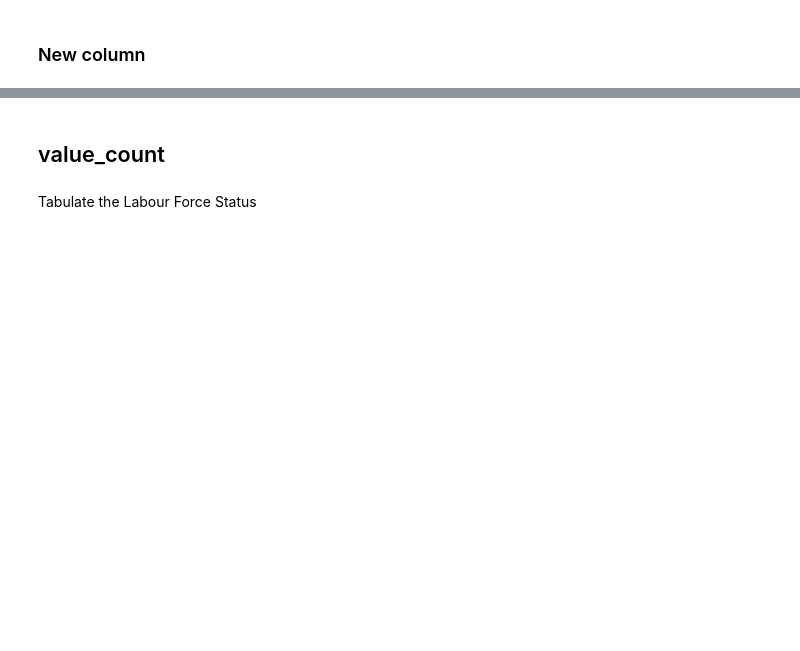
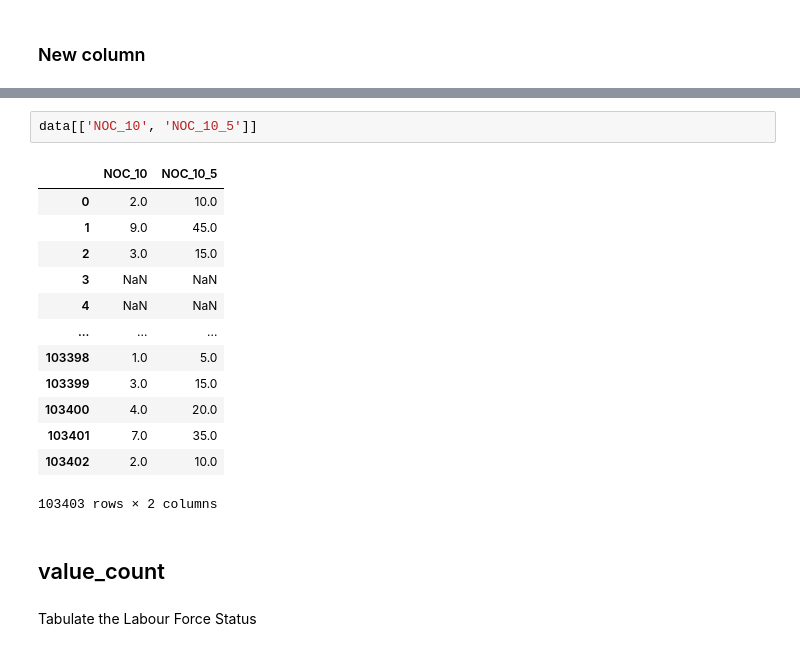
Before and after one commit to havaledar/ECON3740, a Jupyter notebook: W24_ECON3740_Lab_3.ipynb, the cells around one changed output, grey strips where cells are left out. Cells and saved outputs as stored; diff of their text form; blank space fills up the shorter version.

```diff
--- a/W24_ECON3740_Lab_3.ipynb
+++ b/W24_ECON3740_Lab_3.ipynb
@@ -232,3 +275,19 @@ data.head()
+# %%
+data[['NOC_10', 'NOC_10_5']]
+# %% [output]
+|  | NOC_10 | NOC_10_5 |
+| 0 | 2.0 | 10.0 |
+| 1 | 9.0 | 45.0 |
+| 2 | 3.0 | 15.0 |
+| 3 | NaN | NaN |
+| 4 | NaN | NaN |
+| ... | ... | ... |
+| 103398 | 1.0 | 5.0 |
+| 103399 | 3.0 | 15.0 |
+| 103400 | 4.0 | 20.0 |
+| 103401 | 7.0 | 35.0 |
+| 103402 | 2.0 | 10.0 |
+103403 rows × 2 columns
 # %% [markdown]
 ## value_count
 # %% [markdown]
```
Also changed, not shown: parts of 18 cells of this notebook.
